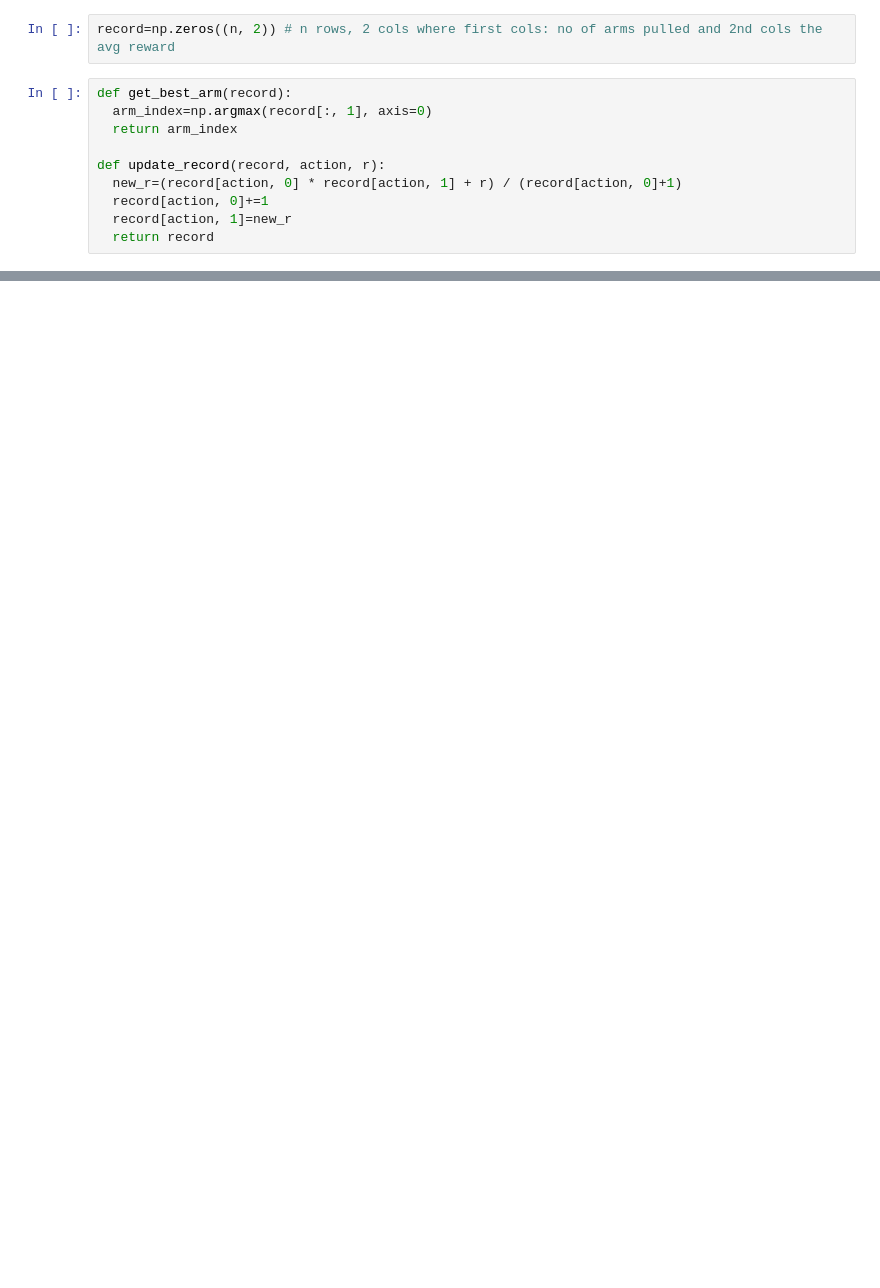
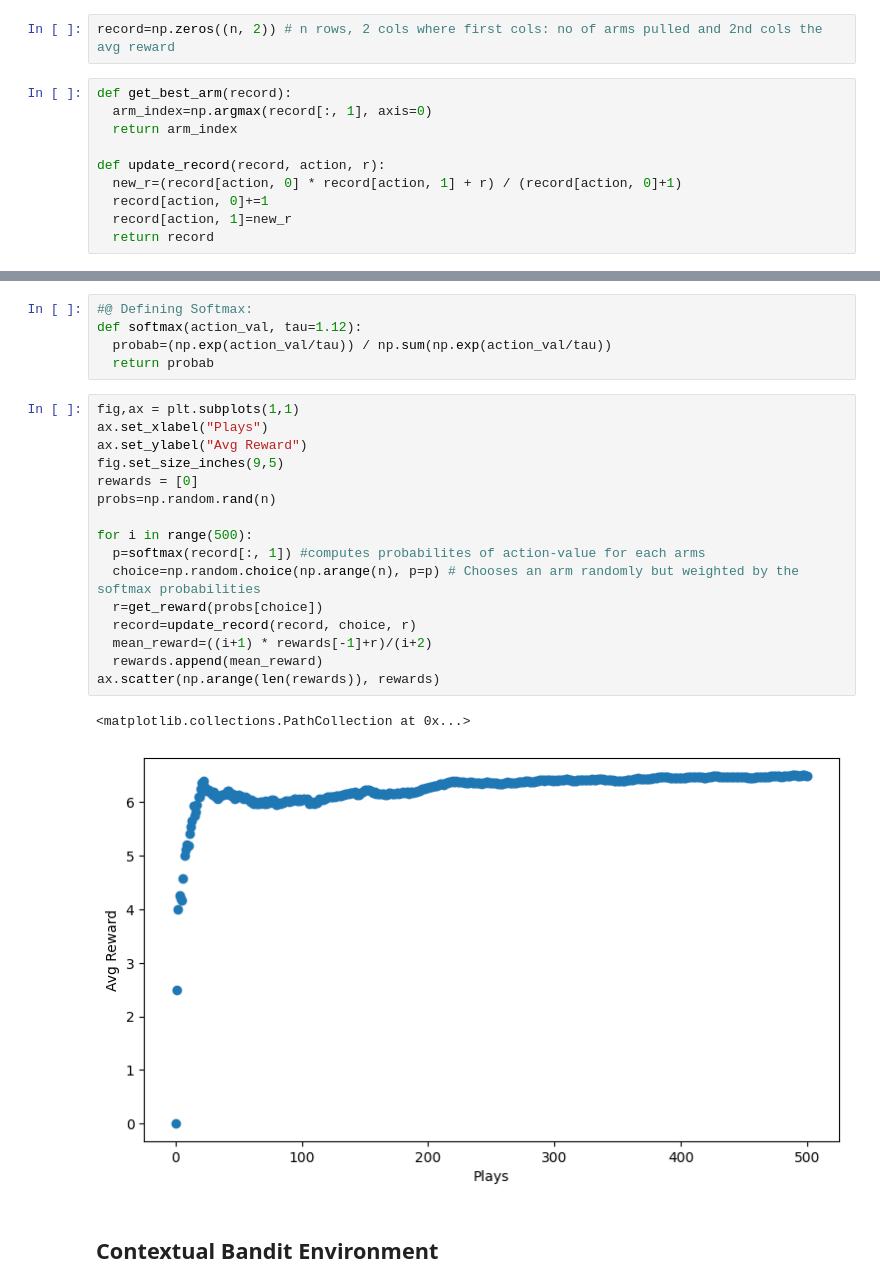
Before and after one commit to prijall/DeepLearning, a Jupyter notebook: N_Arm_Bandits.ipynb, the cells around one changed output, grey strips where cells are left out. Drawn from its saved outputs; the diff is of its cells as text; blank space fills up the shorter version.

Commit message:
Softmax Selection policy and Contextual Bandits

```diff
--- a/N_Arm_Bandits.ipynb
+++ b/N_Arm_Bandits.ipynb
@@ -62,0 +63,26 @@ ax.scatter(np.arange(len(rewards)), rewards)
+# %%
+#@ Defining Softmax:
+def softmax(action_val, tau=1.12):
+  probab=(np.exp(action_val/tau)) / np.sum(np.exp(action_val/tau))
+  return probab
+# %%
+fig,ax = plt.subplots(1,1)
+ax.set_xlabel("Plays")
+ax.set_ylabel("Avg Reward")
+fig.set_size_inches(9,5)
+rewards = [0]
+probs=np.random.rand(n)
+
+for i in range(500):
+  p=softmax(record[:, 1]) #computes probabilites of action-value for each arms
+  choice=np.random.choice(np.arange(n), p=p) # Chooses an arm randomly but weighted by the softmax probabilities
+  r=get_reward(probs[choice])
+  record=update_record(record, choice, r)
+  mean_reward=((i+1) * rewards[-1]+r)/(i+2)
+  rewards.append(mean_reward)
+ax.scatter(np.arange(len(rewards)), rewards)
+# %% [output]
+<matplotlib.collections.PathCollection at 0x...>
+[figure, added]
+# %% [markdown]
+## Contextual Bandit Environment
```
Also changed, not shown: parts of 5 cells of this notebook.
